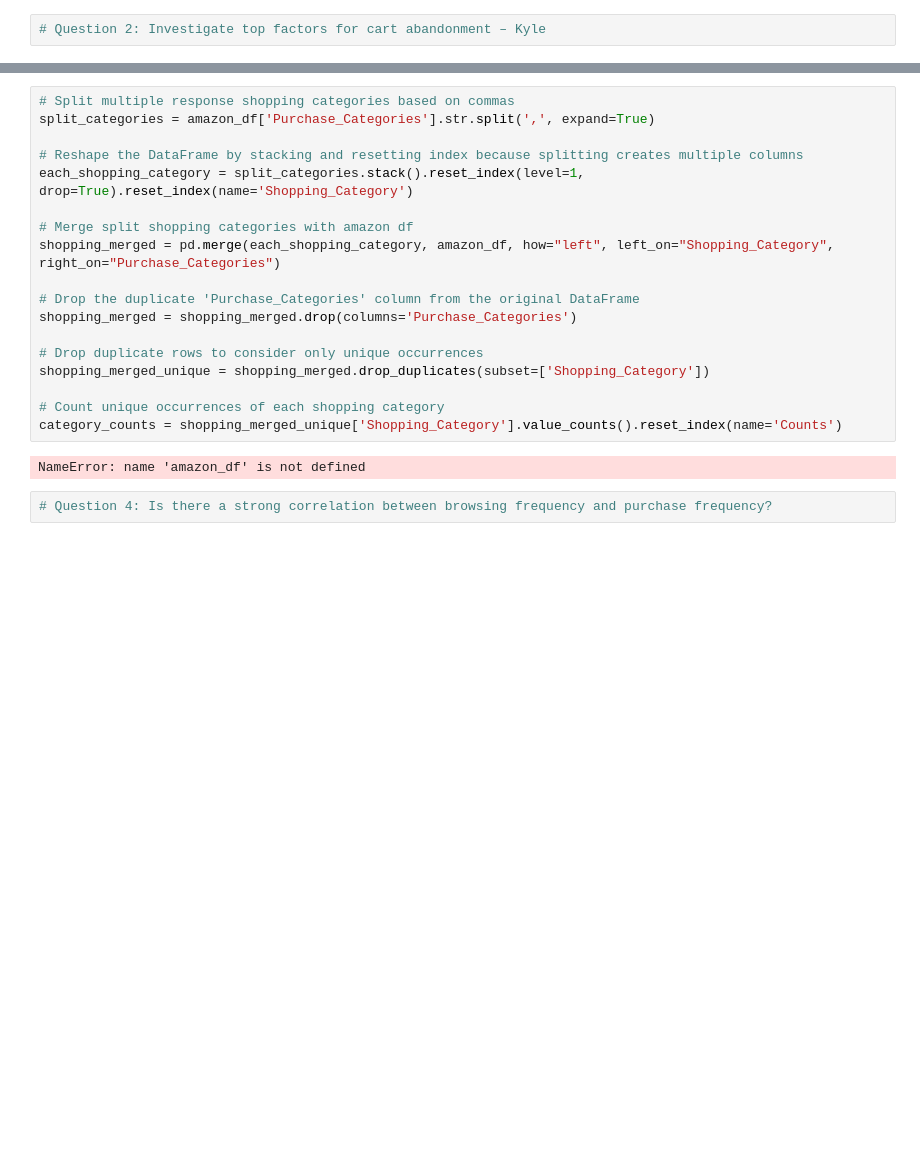
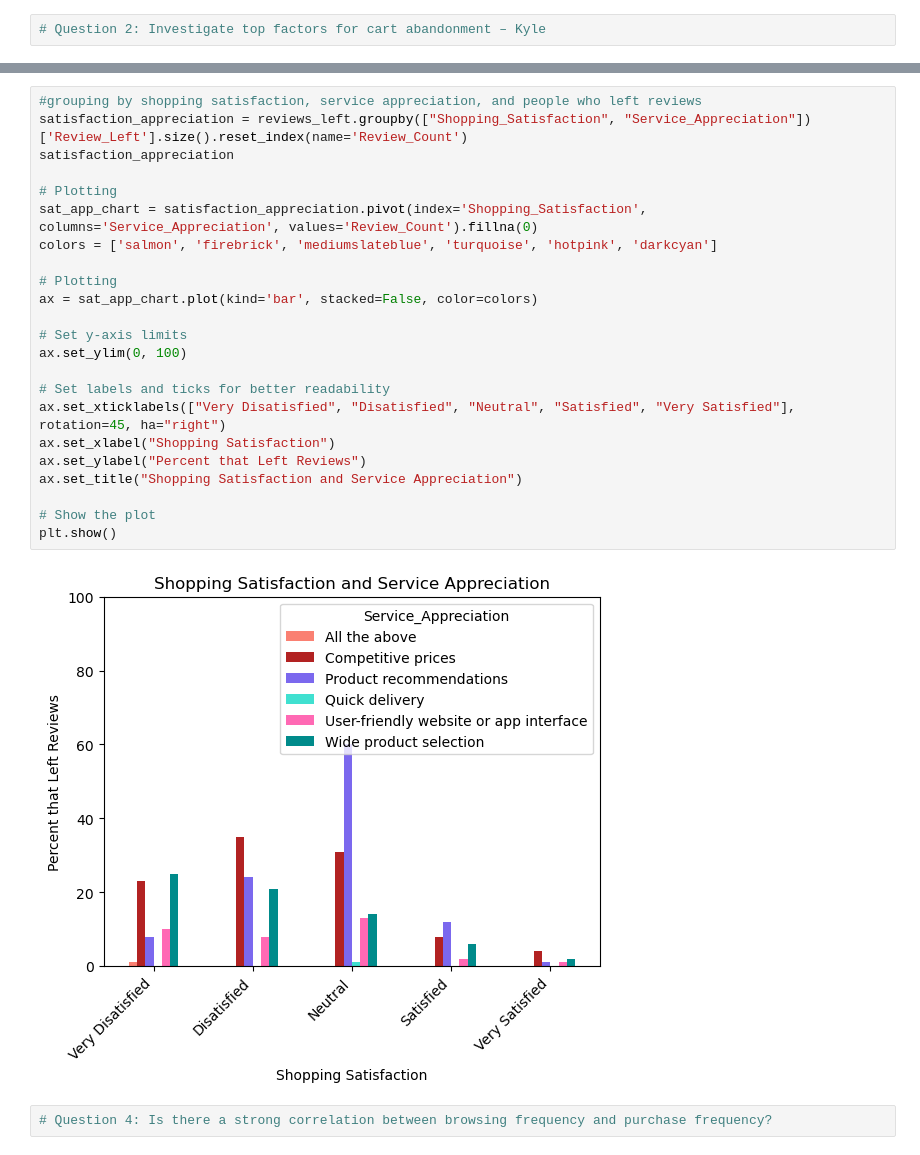
Before and after one commit to bgroble/Project1-G5, a Jupyter notebook: Amazon_Code_Group5 copy.ipynb, the cells around one changed output, grey strips where cells are left out. Cells and saved outputs as stored; diff of their text form; blank space fills up the shorter version.

```diff
--- a/Amazon_Code_Group5 copy.ipynb
+++ b/Amazon_Code_Group5 copy.ipynb
@@ -151,25 +145,30 @@ reviews_by_age_bar.set_title("Percentage of People that Left Reviews by Age Rang
 # %% [output]
 Text(0.5, 1.0, 'Percentage of People that Left Reviews by Age Range')
 [figure]
-# %%
-# Split multiple response shopping categories based on commas
-split_categories = amazon_df['Purchase_Categories'].str.split(',', expand=True)
-
-# Reshape the DataFrame by stacking and resetting index because splitting creates multiple columns
-each_shopping_category = split_categories.stack().reset_index(level=1, drop=True).reset_index(name='Shopping_Category')
-
-# Merge split shopping categories with amazon df
-shopping_merged = pd.merge(each_shopping_category, amazon_df, how="left", left_on="Shopping_Category", right_on="Purchase_Categories")
-
-# Drop the duplicate 'Purchase_Categories' column from the original DataFrame
-shopping_merged = shopping_merged.drop(columns='Purchase_Categories')
-
-# Drop duplicate rows to consider only unique occurrences
-shopping_merged_unique = shopping_merged.drop_duplicates(subset=['Shopping_Category'])
-
-# Count unique occurrences of each shopping category
-category_counts = shopping_merged_unique['Shopping_Category'].value_counts().reset_index(name='Counts')
-# %% [output]
-NameError: name 'amazon_df' is not defined
+# %%
+#grouping by shopping satisfaction, service appreciation, and people who left reviews
+satisfaction_appreciation = reviews_left.groupby(["Shopping_Satisfaction", "Service_Appreciation"])['Review_Left'].size().reset_index(name='Review_Count')
+satisfaction_appreciation
+
+# Plotting
+sat_app_chart = satisfaction_appreciation.pivot(index='Shopping_Satisfaction', columns='Service_Appreciation', values='Review_Count').fillna(0)
+colors = ['salmon', 'firebrick', 'mediumslateblue', 'turquoise', 'hotpink', 'darkcyan']
+
+# Plotting
+ax = sat_app_chart.plot(kind='bar', stacked=False, color=colors)
+
+# Set y-axis limits
+ax.set_ylim(0, 100)
+
+# Set labels and ticks for better readability
+ax.set_xticklabels(["Very Disatisfied", "Disatisfied", "Neutral", "Satisfied", "Very Satisfied"], rotation=45, ha="right")
+ax.set_xlabel("Shopping Satisfaction")
+ax.set_ylabel("Percent that Left Reviews")
+ax.set_title("Shopping Satisfaction and Service Appreciation")
+
+# Show the plot
+plt.show()
+# %% [output]
+[figure, added]
 # %%
 # Question 4: Is there a strong correlation between browsing frequency and purchase frequency?
```
Also changed, not shown: parts of 2 cells of this notebook, 5 other files.
